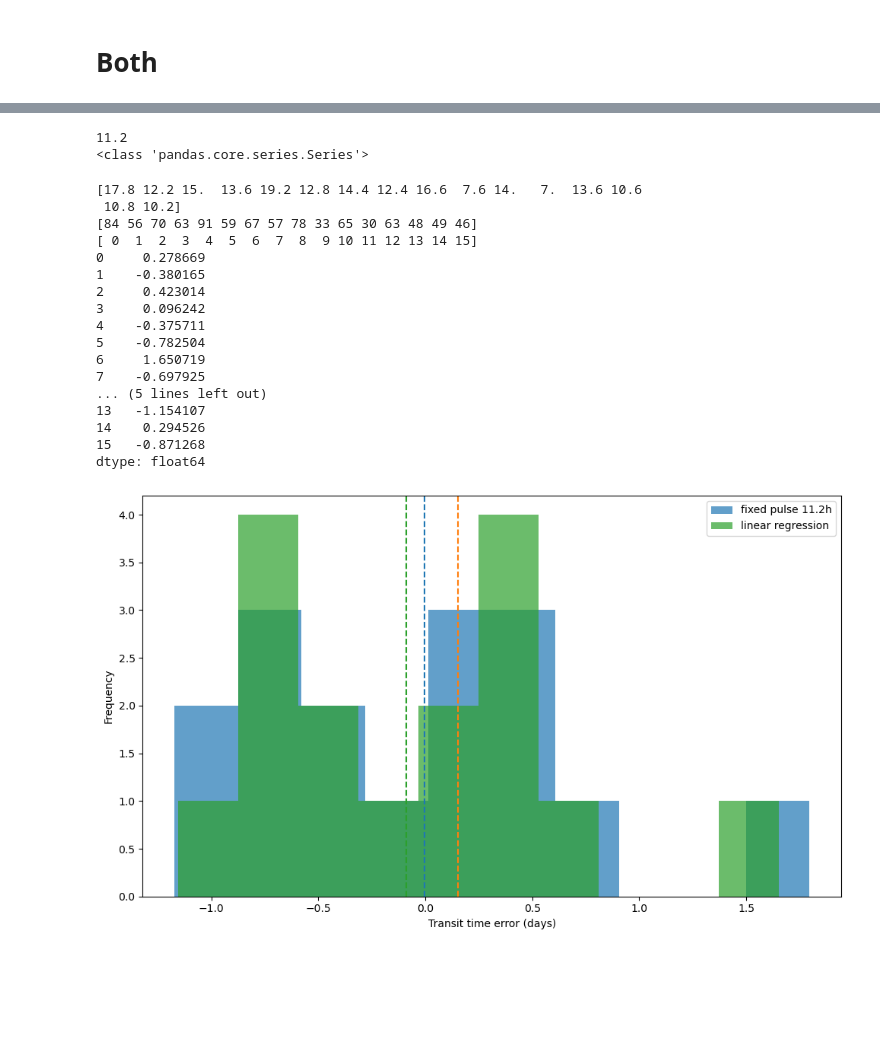
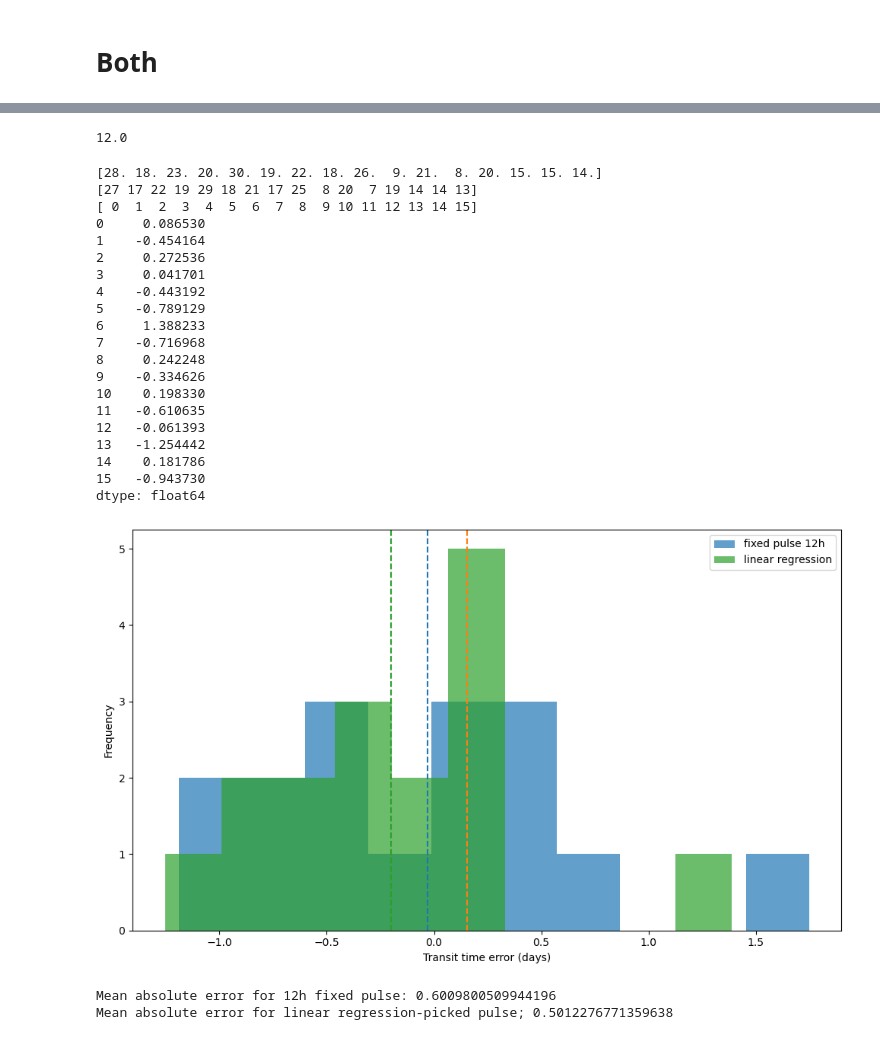
Before and after one commit to dechenlhamogyeltshen/CME_pulse_duration, a Jupyter notebook: huxt/analysis.ipynb, the cells around one changed output, grey strips where cells are left out. Saved outputs shown, nothing was run; the diff lists cells and outputs as text; code cells hidden in the pictures; blank space fills up the shorter version.

```diff
--- a/huxt/analysis.ipynb
+++ b/huxt/analysis.ipynb
@@ -473,13 +622,0 @@ P-value: 0.2051
-# %%
-# Extract pulse duration values (rows), CME arrival speed data, and CME parameters
-
-av = df_av.iloc[6:,1:] # arrival speed fixed duration
-y = df_av.iloc[0,1:] # y-parameter of CMEs
-ang_width = df_av.iloc[2,1:] # angular width of CMEs
-v_cme = df_av.iloc[3,1:] # velocity of CMEs at 21.5 solRads
-av_obs = df_av.iloc[0,1:] # observed arrival speed using 1h maximum speed
-av_obs_smth = df_av.iloc[1,1:] # observed arrival speed using 8h smoothed maximum speed
-av_sph = df_av.iloc[5,1:] # arrival speed spheroidal cone cme
-
-pulse_durations = df_av.iloc[6:, 0] # range of pulse durations
-pulse_durations = pulse_durations.astype(float)
@@ -819,16 +692,14 @@ plt.show()
 # %%
-print(pulse_durations.iloc[51])
-print(type(pulse_durations))
+print(pulse_durations.iloc[11])
 # %% [output]
-11.2
-<class 'pandas.core.series.Series'>
+12.0
 # %%
 # Ensure v_cme is in a 1D format
 v_cme_values = v_cme.values.flatten()
 v_cme_values = v_cme_values.astype(float)
 
-y = 0.0109 * v_cme_values + 3.3167
-pulse = np.round(y / 0.2) * 0.2
+y = 0.0202 * v_cme_values + 1.1234
+pulse = np.round(y / 1.0) * 1.0
 pulse = np.round(pulse, 2)
 print(pulse)
 
@@ -844,47 +715,66 @@ result = pd.Series(
 )
 print(result)
 # %% [output]
-[17.8 12.2 15.  13.6 19.2 12.8 14.4 12.4 16.6  7.6 14.   7.  13.6 10.6
- 10.8 10.2]
-[84 56 70 63 91 59 67 57 78 33 65 30 63 48 49 46]
+[28. 18. 23. 20. 30. 19. 22. 18. 26.  9. 21.  8. 20. 15. 15. 14.]
+[27 17 22 19 29 18 21 17 25  8 20  7 19 14 14 13]
 [ 0  1  2  3  4  5  6  7  8  9 10 11 12 13 14 15]
-0     0.278669
-1    -0.380165
-2     0.423014
-3     0.096242
-4    -0.375711
-5    -0.782504
-6     1.650719
-7    -0.697925
-... (5 lines left out)
-13   -1.154107
-14    0.294526
-15   -0.871268
+0     0.086530
+1    -0.454164
+2     0.272536
+3     0.041701
+4    -0.443192
+5    -0.789129
+6     1.388233
+7    -0.716968
+8     0.242248
+9    -0.334626
+10    0.198330
+11   -0.610635
+12   -0.061393
+13   -1.254442
+14    0.181786
+15   -0.943730
 dtype: float64
 # %%
 fig, ax = plt.subplots(figsize=(10, 6))
 
 # define colours
 c_fixed = "tab:blue"
 c_sph = "tab:orange"
 c_reg = "tab:green"
 
 # histograms
-ax.hist(tt_nabs_error.iloc[51, :], alpha=0.7, color=c_fixed, label='fixed pulse 11.2h')
+ax.hist(tt_nabs_error.iloc[11, :], alpha=0.7, color=c_fixed, label='fixed pulse 12h')
 #ax.hist(tt_sph_nabs_error, alpha=0.7, color=c_sph, label='spheroidal')
 ax.hist(result, alpha=0.7, color=c_reg, label='linear regression')
 
 # medians (same colours)
-ax.axvline(np.mean(tt_nabs_error.iloc[51, :]), color=c_fixed, linestyle='--')
+ax.axvline(np.mean(tt_nabs_error.iloc[11, :]), color=c_fixed, linestyle='--')
 ax.axvline(np.mean(tt_sph_nabs_error), color=c_sph, linestyle='--')
 ax.axvline(np.mean(result), color=c_reg, linestyle='--')
 
 ax.legend()
 ax.set_xlabel("Transit time error (days)")
 ax.set_ylabel("Frequency")
 
 filename = ("/Users/dven/repos/CME_pulse_duration/huxt/figures/analysis/pd_selection_comparison.pdf")
 fig.tight_layout()
 fig.savefig(filename, format="pdf", bbox_inches="tight")
 # %% [output]
-[figure, old version]
+[figure, new version]
+# %%
+def abs_error():
+    fixed = tt_nabs_error.iloc[11, :]
+    fixed = fixed.abs()
+    mean_fixed = fixed.mean()
+
+    reg = result.abs()
+    mean_reg = reg.mean()
+
+    print('Mean absolute error for 12h fixed pulse:', mean_fixed)
+    print('Mean absolute error for linear regression-picked pulse;', mean_reg)
+
+abs_error()
+# %% [output]
+Mean absolute error for 12h fixed pulse: 0.6009800509944196
+Mean absolute error for linear regression-picked pulse; 0.5012276771359638
```
Also changed, not shown: parts of 30 cells of this notebook, 33 other files.
